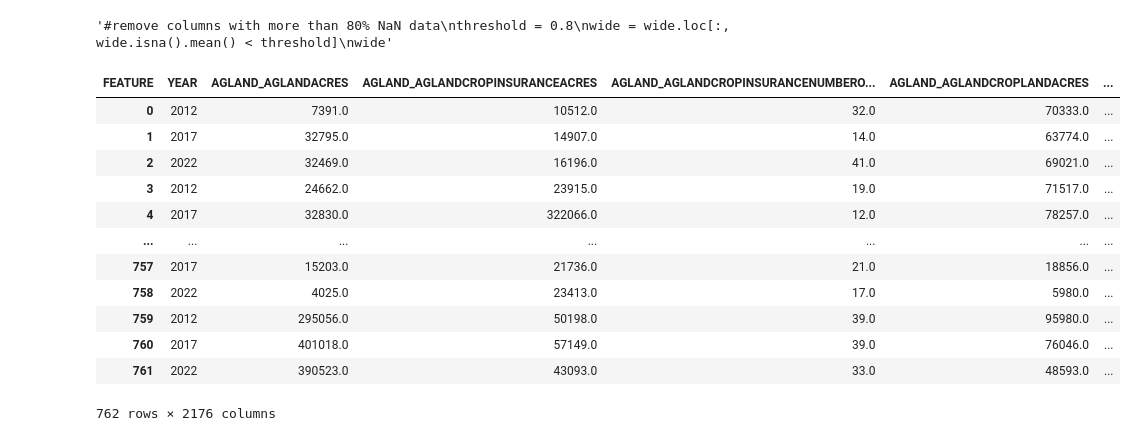
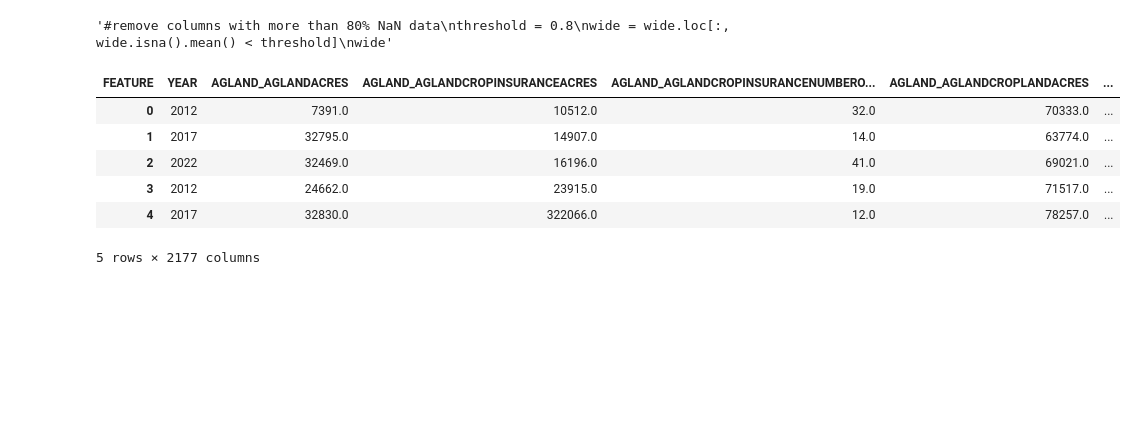
Before and after one commit to StephenC959/AGCensusPrediction, a Jupyter notebook: data/DataManip.ipynb, the cells around one changed output. Cells and saved outputs as stored; diff of their text form; code cells hidden in the pictures; blank space fills up the shorter version.

```diff
--- a/data/DataManip.ipynb
+++ b/data/DataManip.ipynb
@@ -149,20 +149,19 @@ wide"""
 '#remove columns with more than 80% NaN data\nthreshold = 0.8\nwide = wide.loc[:, wide.isna().mean() < threshold]\nwide'
 # %%
 # Fill per county using rolling median or median over years
-wide = wide.groupby('COUNTY_NAME').transform(lambda x: x.fillna(x.median()))
-wide
+wide_transformed = wide.groupby("COUNTY_NAME").transform(lambda x: x.fillna(x.median()))
+
+# put COUNTY_NAME back
+wide_transformed["COUNTY_NAME"] = wide["COUNTY_NAME"]
+wide = wide_transformed
-# %% [output]
-| FEATURE | YEAR | AGLAND_AGLANDACRES | AGLAND_AGLANDCROPINSURANCEACRES | AGLAND_AGLANDCROPINSURANCENUMBERO... | AGLAND_AGLANDCROPLANDACRES | ... |
-| 0 | 2012 | 7391.0 | 10512.0 | 32.0 | 70333.0 | ... |
-| 1 | 2017 | 32795.0 | 14907.0 | 14.0 | 63774.0 | ... |
-| 2 | 2022 | 32469.0 | 16196.0 | 41.0 | 69021.0 | ... |
-| 3 | 2012 | 24662.0 | 23915.0 | 19.0 | 71517.0 | ... |
-| 4 | 2017 | 32830.0 | 322066.0 | 12.0 | 78257.0 | ... |
-| ... | ... | ... | ... | ... | ... | ... |
-| 757 | 2017 | 15203.0 | 21736.0 | 21.0 | 18856.0 | ... |
-| 758 | 2022 | 4025.0 | 23413.0 | 17.0 | 5980.0 | ... |
-| 759 | 2012 | 295056.0 | 50198.0 | 39.0 | 95980.0 | ... |
-| 760 | 2017 | 401018.0 | 57149.0 | 39.0 | 76046.0 | ... |
-| 761 | 2022 | 390523.0 | 43093.0 | 33.0 | 48593.0 | ... |
-762 rows × 2176 columns
+# %%
+wide_transformed.head()
+# %% [output]
+| FEATURE | YEAR | AGLAND_AGLANDACRES | AGLAND_AGLANDCROPINSURANCEACRES | AGLAND_AGLANDCROPINSURANCENUMBERO... | AGLAND_AGLANDCROPLANDACRES | ... |
+| 0 | 2012 | 7391.0 | 10512.0 | 32.0 | 70333.0 | ... |
+| 1 | 2017 | 32795.0 | 14907.0 | 14.0 | 63774.0 | ... |
+| 2 | 2022 | 32469.0 | 16196.0 | 41.0 | 69021.0 | ... |
+| 3 | 2012 | 24662.0 | 23915.0 | 19.0 | 71517.0 | ... |
+| 4 | 2017 | 32830.0 | 322066.0 | 12.0 | 78257.0 | ... |
+5 rows × 2177 columns
 # %%
```
Also changed, not shown: parts of 3 cells of this notebook, 3 other files.
